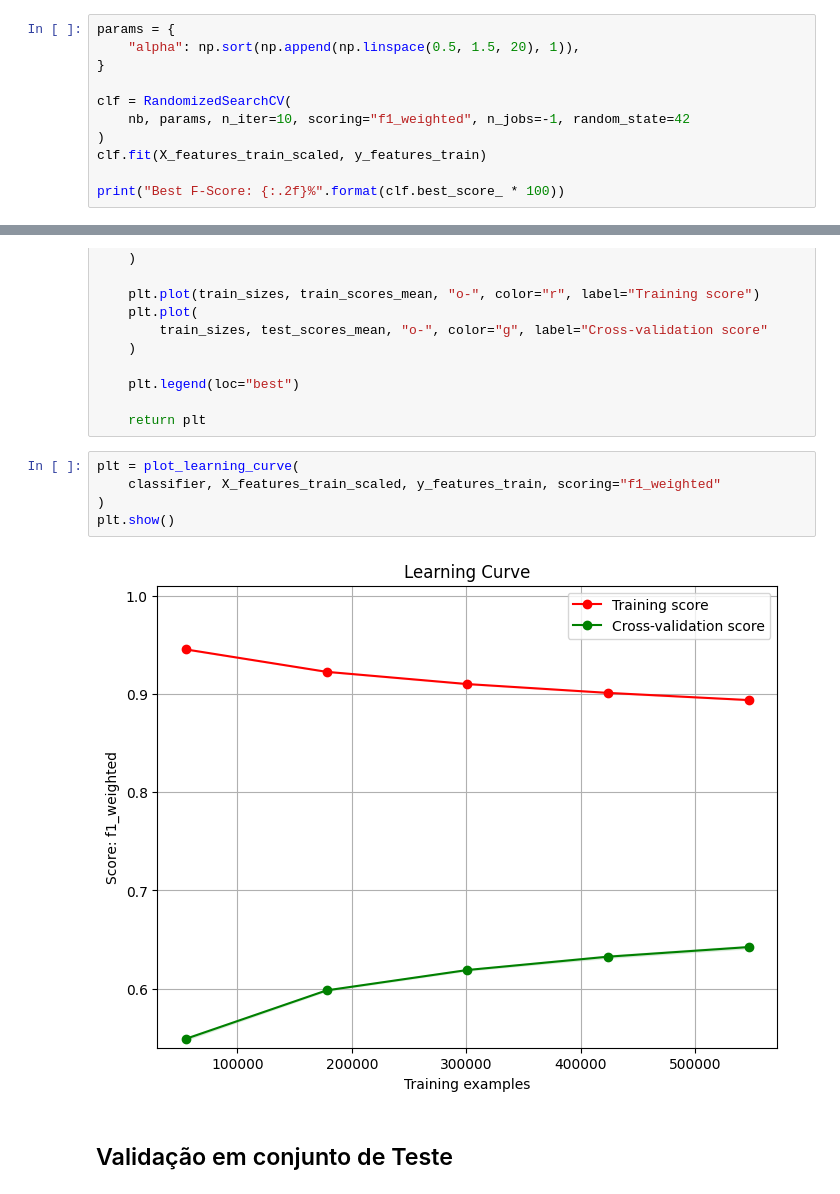
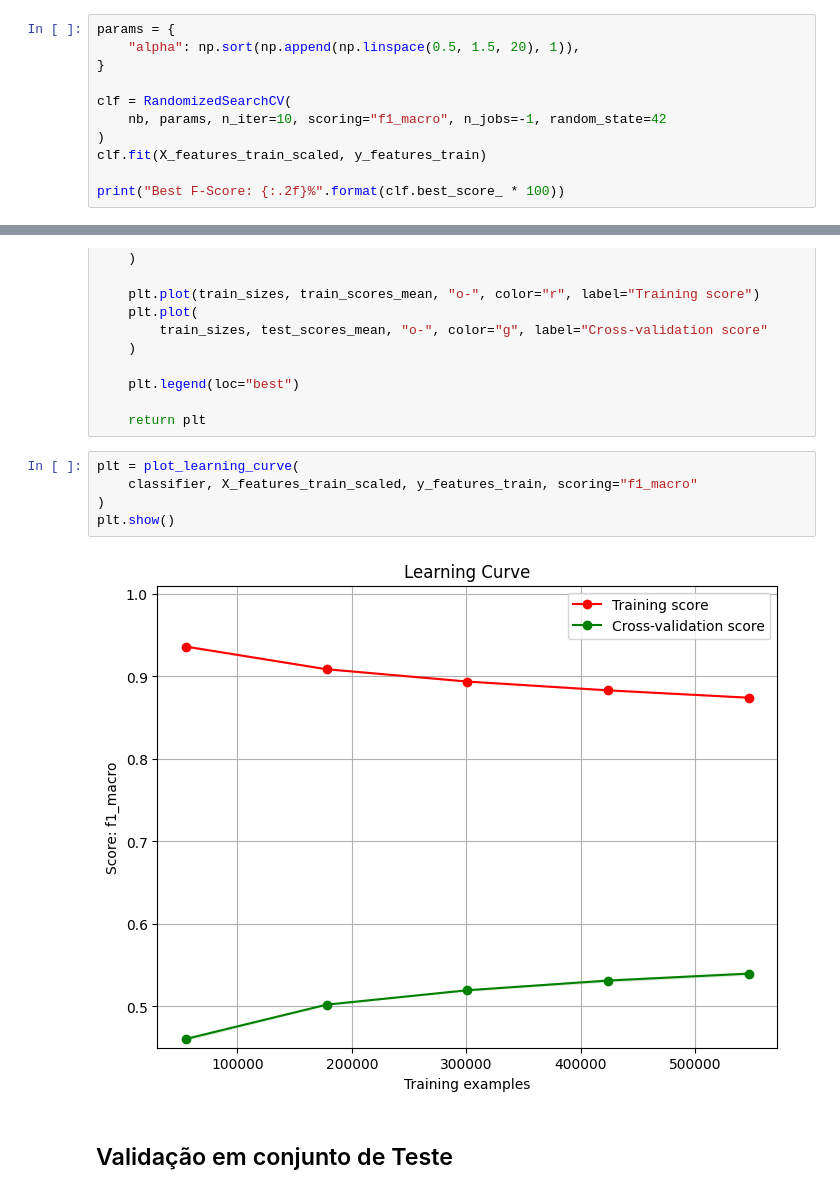
Before and after one commit to AlanTaranti/introducao-analise-sentimento, a Jupyter notebook: 6 - Pre-Label Model - TF-IDF Vectorizer.ipynb, the cells around one changed output, grey strips where cells are left out. Drawn from its saved outputs; the diff is of its cells as text.

Commit message:
atualizado para f1_macro a metrica

```diff
--- a/6 - Pre-Label Model - TF-IDF Vectorizer.ipynb
+++ b/6 - Pre-Label Model - TF-IDF Vectorizer.ipynb
@@ -281,7 +281,7 @@ params = {
 }
 
 clf = RandomizedSearchCV(
-    nb, params, n_iter=10, scoring="f1_weighted", n_jobs=-1, random_state=42
+    nb, params, n_iter=10, scoring="f1_macro", n_jobs=-1, random_state=42
 )
 clf.fit(X_features_train_scaled, y_features_train)
 
@@ -362,11 +362,11 @@ def plot_learning_curve(estimator, X, y, scoring):
     return plt
 # %%
 plt = plot_learning_curve(
-    classifier, X_features_train_scaled, y_features_train, scoring="f1_weighted"
+    classifier, X_features_train_scaled, y_features_train, scoring="f1_macro"
 )
 plt.show()
 # %% [output]
-[figure, old version]
+[figure, new version]
 # %% [markdown]
 ## Validação em conjunto de Teste
 # %%
```
Also changed, not shown: parts of 22 cells of this notebook.
